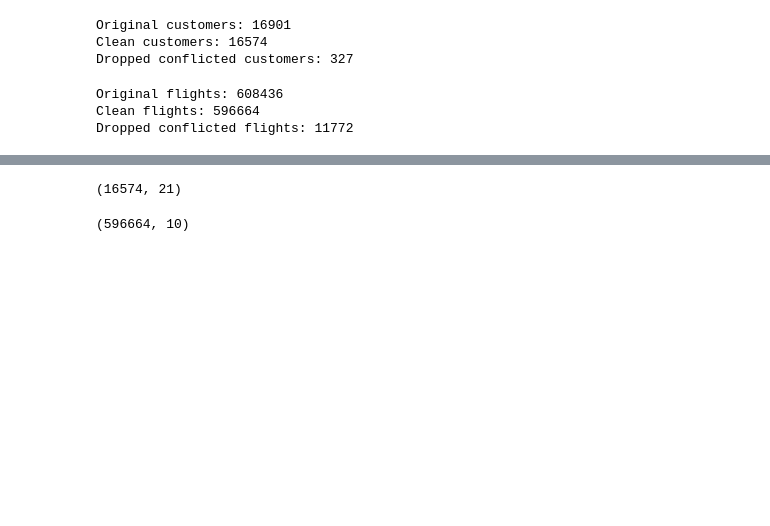
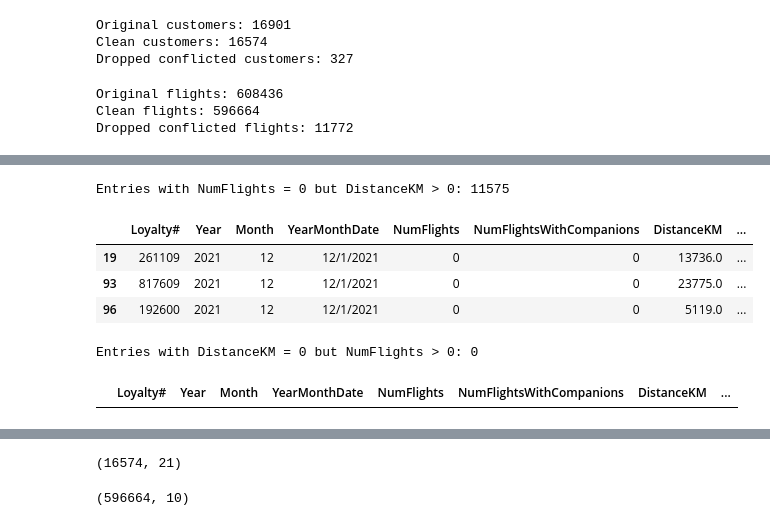
Before and after one commit to duartegomes11/DataMining2025---Project, a Jupyter notebook: notebooks/00_data_overview.ipynb, the cells around one changed output, grey strips where cells are left out. Saved outputs shown, nothing was run; the diff lists cells and outputs as text; code cells hidden in the pictures; blank space fills up the shorter version.

```diff
--- a/notebooks/00_data_overview.ipynb
+++ b/notebooks/00_data_overview.ipynb
@@ -779,0 +825,19 @@ Dropped conflicted flights: 11772
+# %%
+# Check flights_clean for DistanceKM and NumFlights. If NumFlights is 0, DistanceKM should also be 0 and vice versa.
+# Check first how many entries have NumFlights = 0 but DistanceKM > 0
+inconsistent_distance = flights_clean[(flights_clean["NumFlights"] == 0) & (flights_clean["DistanceKM"] > 0)]
+print("Entries with NumFlights = 0 but DistanceKM > 0:", inconsistent_distance.shape[0])
+display(inconsistent_distance.head(3))
+
+# Check first how many entries have DistanceKM = 0 but NumFlights > 0
+inconsistent_numflights = flights_clean[(flights_clean["DistanceKM"] == 0) & (flights_clean["NumFlights"] > 0)]
+print("Entries with DistanceKM = 0 but NumFlights > 0:", inconsistent_numflights.shape[0])
+display(inconsistent_numflights.head(3))
+# %% [output]
+Entries with NumFlights = 0 but DistanceKM > 0: 11575
+|  | Loyalty# | Year | Month | YearMonthDate | NumFlights | NumFlightsWithCompanions | DistanceKM | ... |
+| 19 | 261109 | 2021 | 12 | 12/1/2021 | 0 | 0 | 13736.0 | ... |
+| 93 | 817609 | 2021 | 12 | 12/1/2021 | 0 | 0 | 23775.0 | ... |
+| 96 | 192600 | 2021 | 12 | 12/1/2021 | 0 | 0 | 5119.0 | ... |
+Entries with DistanceKM = 0 but NumFlights > 0: 0
+|  | Loyalty# | Year | Month | YearMonthDate | NumFlights | NumFlightsWithCompanions | DistanceKM | ... |
```
Also changed, not shown: parts of 24 cells of this notebook, 5 other files.
